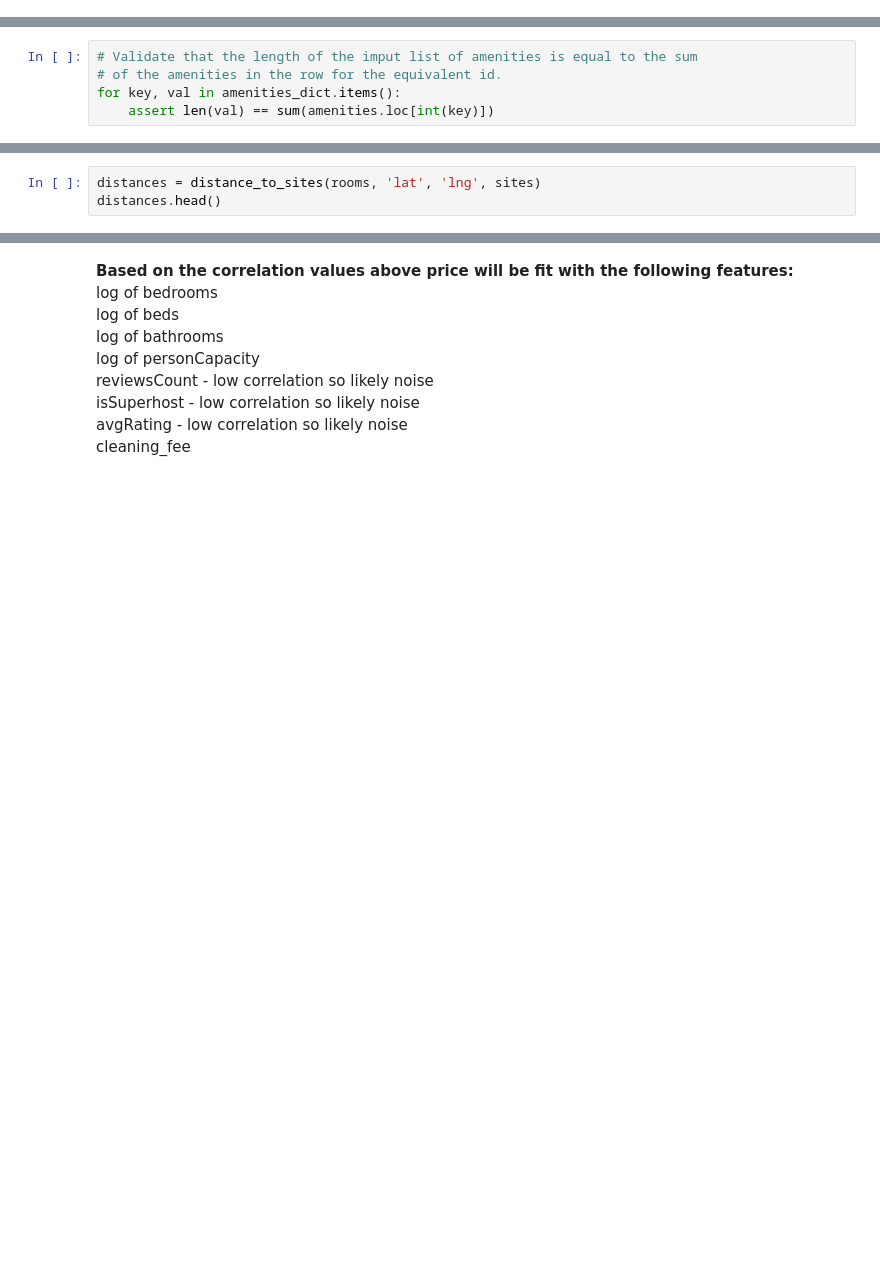
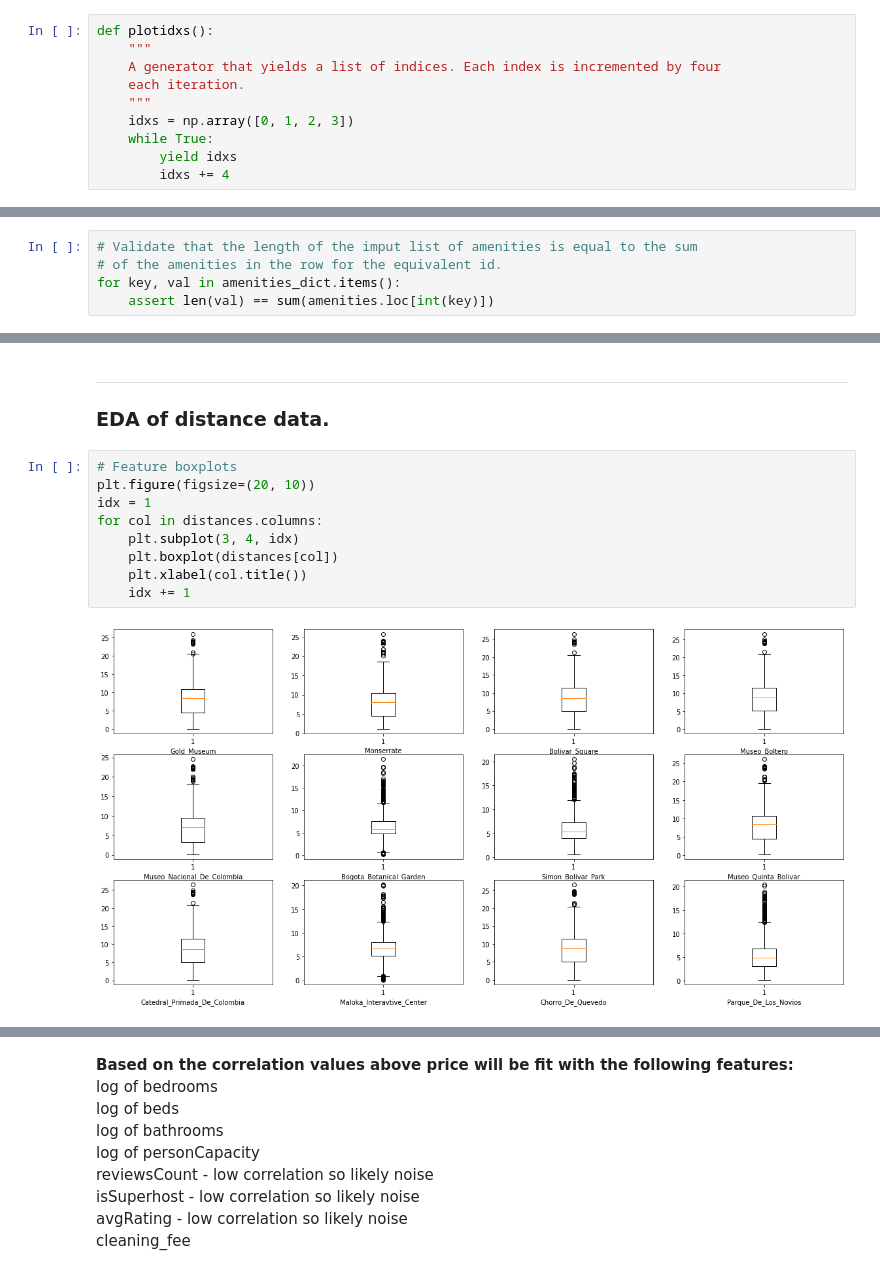
Before and after one commit to scottkds/airbnb_prices, a Jupyter notebook: models/Airbnb_regression2.ipynb, the cells around one changed output, grey strips where cells are left out. Cells and saved outputs as stored; diff of their text form; blank space fills up the shorter version.

```diff
--- a/models/Airbnb_regression2.ipynb
+++ b/models/Airbnb_regression2.ipynb
@@ -116,6 +110,16 @@ def distance_to_sites(data, lat_col, lng_col, sites):
             distances[key].append(round(linear_distance(latlng[0], latlng[1], row[lat_col], row[lng_col]), 3))
 
     return pd.DataFrame(distances, index=data.index)
+# %%
+def plotidxs():
+    """
+    A generator that yields a list of indices. Each index is incremented by four
+    each iteration.
+    """
+    idxs = np.array([0, 1, 2, 3])
+    while True:
+        yield idxs
+        idxs += 4
 # %%
 # Globals
 SEED = 42
@@ -331,3 +236,0 @@ rooms.shape
-# %%
-distances = distance_to_sites(rooms, 'lat', 'lng', sites)
-distances.head()
@@ -347,0 +302,14 @@ room_data.shape
+# %% [markdown]
+------
+### EDA of distance data.
+# %%
+# Feature boxplots
+plt.figure(figsize=(20, 10))
+idx = 1
+for col in distances.columns:
+    plt.subplot(3, 4, idx)
+    plt.boxplot(distances[col])
+    plt.xlabel(col.title())
+    idx += 1
+# %% [output]
+[figure, added]
```
Also changed, not shown: parts of 51 cells of this notebook.
